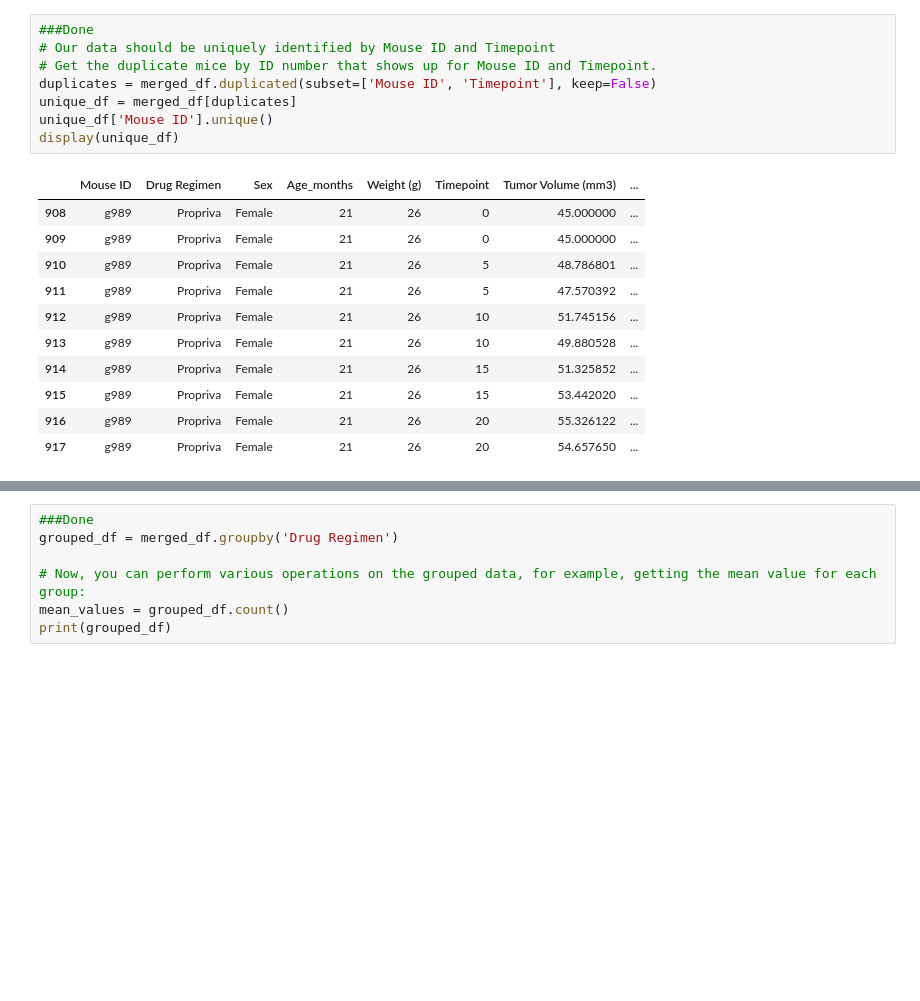
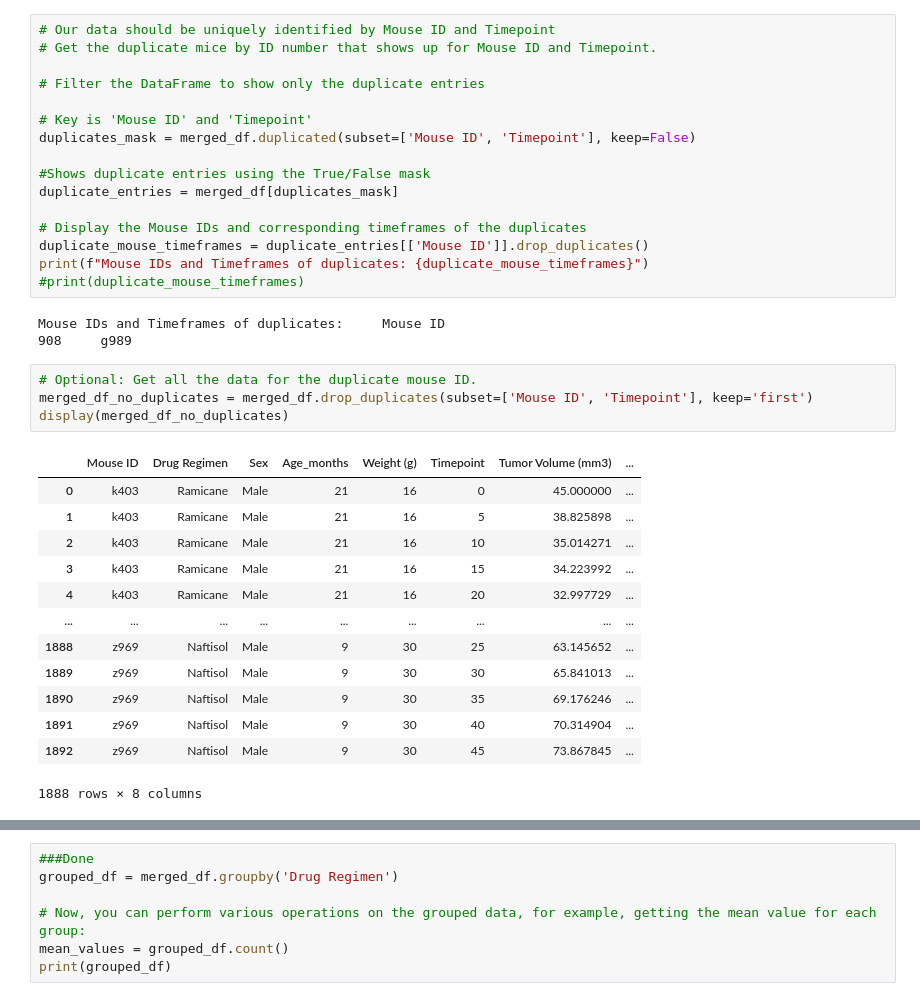
Before and after one commit to jerryevalentine/Pymaceuticals, a Jupyter notebook: pymaceuticals_final.ipynb, the cells around one changed output, grey strips where cells are left out. Cells and saved outputs as stored; diff of their text form; blank space fills up the shorter version.

```diff
--- a/pymaceuticals_final.ipynb
+++ b/pymaceuticals_final.ipynb
@@ -28,20 +44,37 @@ merged_df = pd.merge(mouse_metadata, study_results, on='Mouse ID', how='inner')
 # %%
-###Done
 # Our data should be uniquely identified by Mouse ID and Timepoint
 # Get the duplicate mice by ID number that shows up for Mouse ID and Timepoint.
-duplicates = merged_df.duplicated(subset=['Mouse ID', 'Timepoint'], keep=False)
-unique_df = merged_df[duplicates]
-unique_df['Mouse ID'].unique()
-display(unique_df)
+
+# Filter the DataFrame to show only the duplicate entries
+
+# Key is 'Mouse ID' and 'Timepoint'
+duplicates_mask = merged_df.duplicated(subset=['Mouse ID', 'Timepoint'], keep=False)
+
+#Shows duplicate entries using the True/False mask
+duplicate_entries = merged_df[duplicates_mask]
+
+# Display the Mouse IDs and corresponding timeframes of the duplicates
+duplicate_mouse_timeframes = duplicate_entries[['Mouse ID']].drop_duplicates()
+print(f"Mouse IDs and Timeframes of duplicates: {duplicate_mouse_timeframes}")
+#print(duplicate_mouse_timeframes)
 # %% [output]
-|  | Mouse ID | Drug Regimen | Sex | Age_months | Weight (g) | Timepoint | Tumor Volume (mm3) | ... |
-| 908 | g989 | Propriva | Female | 21 | 26 | 0 | 45.000000 | ... |
-| 909 | g989 | Propriva | Female | 21 | 26 | 0 | 45.000000 | ... |
-| 910 | g989 | Propriva | Female | 21 | 26 | 5 | 48.786801 | ... |
-| 911 | g989 | Propriva | Female | 21 | 26 | 5 | 47.570392 | ... |
-| 912 | g989 | Propriva | Female | 21 | 26 | 10 | 51.745156 | ... |
-| 913 | g989 | Propriva | Female | 21 | 26 | 10 | 49.880528 | ... |
-| 914 | g989 | Propriva | Female | 21 | 26 | 15 | 51.325852 | ... |
-| 915 | g989 | Propriva | Female | 21 | 26 | 15 | 53.442020 | ... |
-| 916 | g989 | Propriva | Female | 21 | 26 | 20 | 55.326122 | ... |
-| 917 | g989 | Propriva | Female | 21 | 26 | 20 | 54.657650 | ... |
+Mouse IDs and Timeframes of duplicates:     Mouse ID
+908     g989
+# %%
+# Optional: Get all the data for the duplicate mouse ID.
+merged_df_no_duplicates = merged_df.drop_duplicates(subset=['Mouse ID', 'Timepoint'], keep='first')
+display(merged_df_no_duplicates)
+# %% [output]
+|  | Mouse ID | Drug Regimen | Sex | Age_months | Weight (g) | Timepoint | Tumor Volume (mm3) | ... |
+| 0 | k403 | Ramicane | Male | 21 | 16 | 0 | 45.000000 | ... |
+| 1 | k403 | Ramicane | Male | 21 | 16 | 5 | 38.825898 | ... |
+| 2 | k403 | Ramicane | Male | 21 | 16 | 10 | 35.014271 | ... |
+| 3 | k403 | Ramicane | Male | 21 | 16 | 15 | 34.223992 | ... |
+| 4 | k403 | Ramicane | Male | 21 | 16 | 20 | 32.997729 | ... |
+| ... | ... | ... | ... | ... | ... | ... | ... | ... |
+| 1888 | z969 | Naftisol | Male | 9 | 30 | 25 | 63.145652 | ... |
+| 1889 | z969 | Naftisol | Male | 9 | 30 | 30 | 65.841013 | ... |
+| 1890 | z969 | Naftisol | Male | 9 | 30 | 35 | 69.176246 | ... |
+| 1891 | z969 | Naftisol | Male | 9 | 30 | 40 | 70.314904 | ... |
+| 1892 | z969 | Naftisol | Male | 9 | 30 | 45 | 73.867845 | ... |
+1888 rows × 8 columns
```
Also changed, not shown: parts of 19 cells of this notebook.
